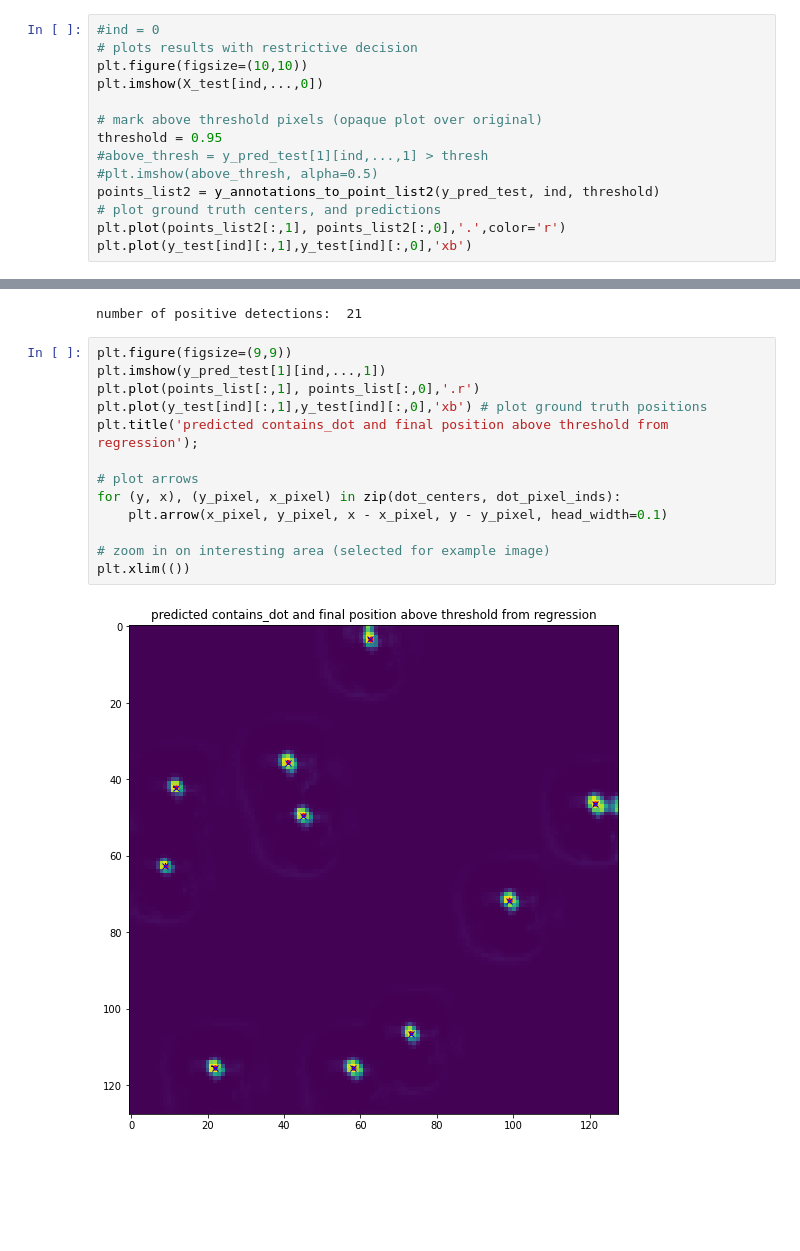
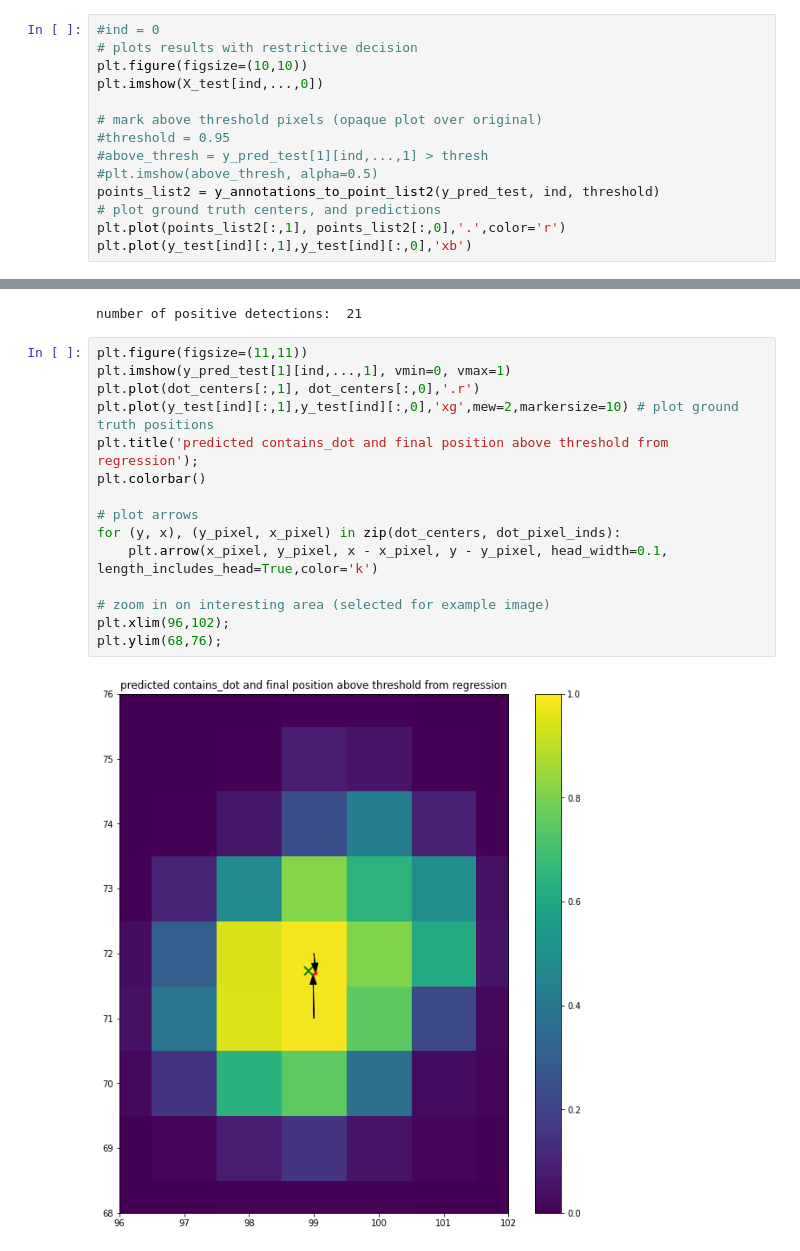
Before and after one commit to vanvalenlab/deepcell-spots, a Jupyter notebook: notebooks/DotNet 2D Fully Convolutional.ipynb, the cells around one changed output, grey strips where cells are left out. Saved outputs shown, nothing was run; the diff lists cells and outputs as text; blank space fills up the shorter version.

Commit message:
add gitignore, improve training notebook
made small improvemets to a few of the plots

```diff
--- a/notebooks/DotNet 2D Fully Convolutional.ipynb
+++ b/notebooks/DotNet 2D Fully Convolutional.ipynb
@@ -281,7 +280,7 @@ plt.figure(figsize=(10,10))
 plt.imshow(X_test[ind,...,0])
 
 # mark above threshold pixels (opaque plot over original)
-threshold = 0.95
+#threshold = 0.95
 #above_thresh = y_pred_test[1][ind,...,1] > thresh
 #plt.imshow(above_thresh, alpha=0.5)
 points_list2 = y_annotations_to_point_list2(y_pred_test, ind, threshold)
@@ -324,17 +323,19 @@ print('number of positive detections: ', dot_centers.shape[0])
 # %% [output]
 number of positive detections:  21
 # %%
-plt.figure(figsize=(9,9))
-plt.imshow(y_pred_test[1][ind,...,1])
-plt.plot(points_list[:,1], points_list[:,0],'.r')
-plt.plot(y_test[ind][:,1],y_test[ind][:,0],'xb') # plot ground truth positions
+plt.figure(figsize=(11,11))
+plt.imshow(y_pred_test[1][ind,...,1], vmin=0, vmax=1)
+plt.plot(dot_centers[:,1], dot_centers[:,0],'.r')
+plt.plot(y_test[ind][:,1],y_test[ind][:,0],'xg',mew=2,markersize=10) # plot ground truth positions
 plt.title('predicted contains_dot and final position above threshold from regression');
+plt.colorbar()
 
 # plot arrows
 for (y, x), (y_pixel, x_pixel) in zip(dot_centers, dot_pixel_inds):
-    plt.arrow(x_pixel, y_pixel, x - x_pixel, y - y_pixel, head_width=0.1)
+    plt.arrow(x_pixel, y_pixel, x - x_pixel, y - y_pixel, head_width=0.1, length_includes_head=True,color='k')
 
 # zoom in on interesting area (selected for example image)
-plt.xlim(())
+plt.xlim(96,102);
+plt.ylim(68,76);
 # %% [output]
-[figure, old version]
+[figure, new version]
```
Also changed, not shown: parts of 2 cells of this notebook, 1 other file.
